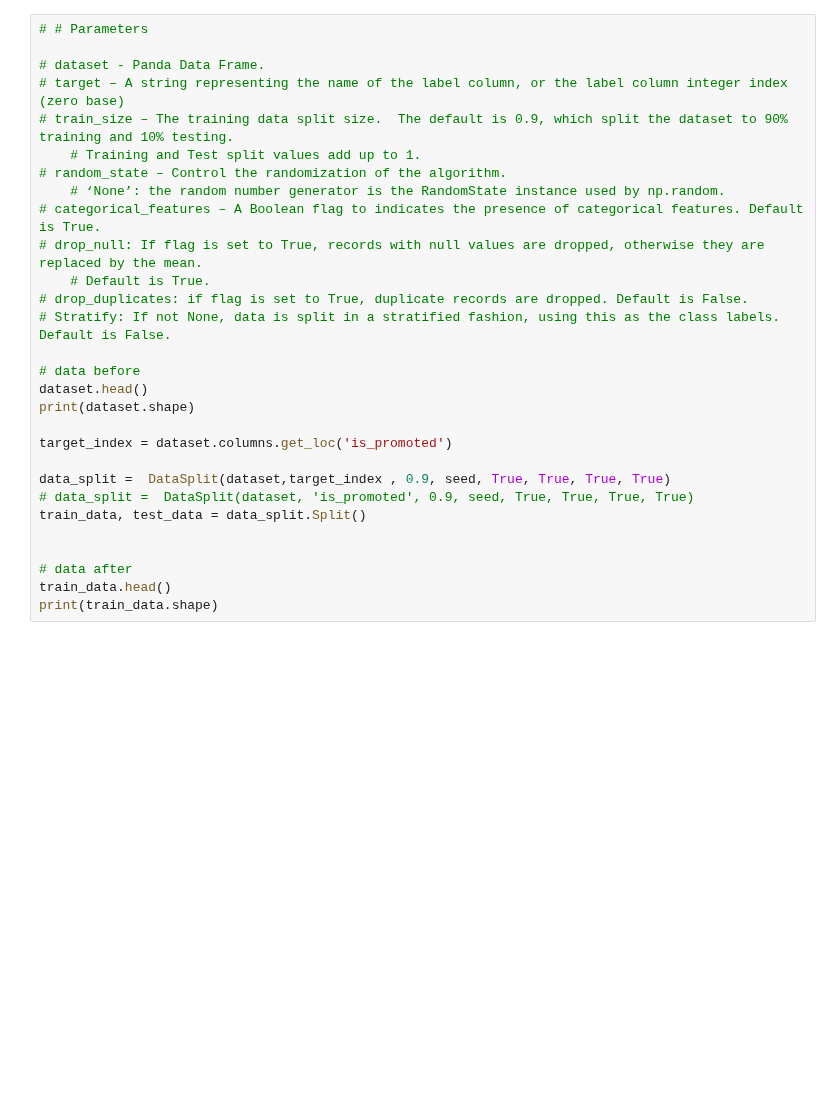
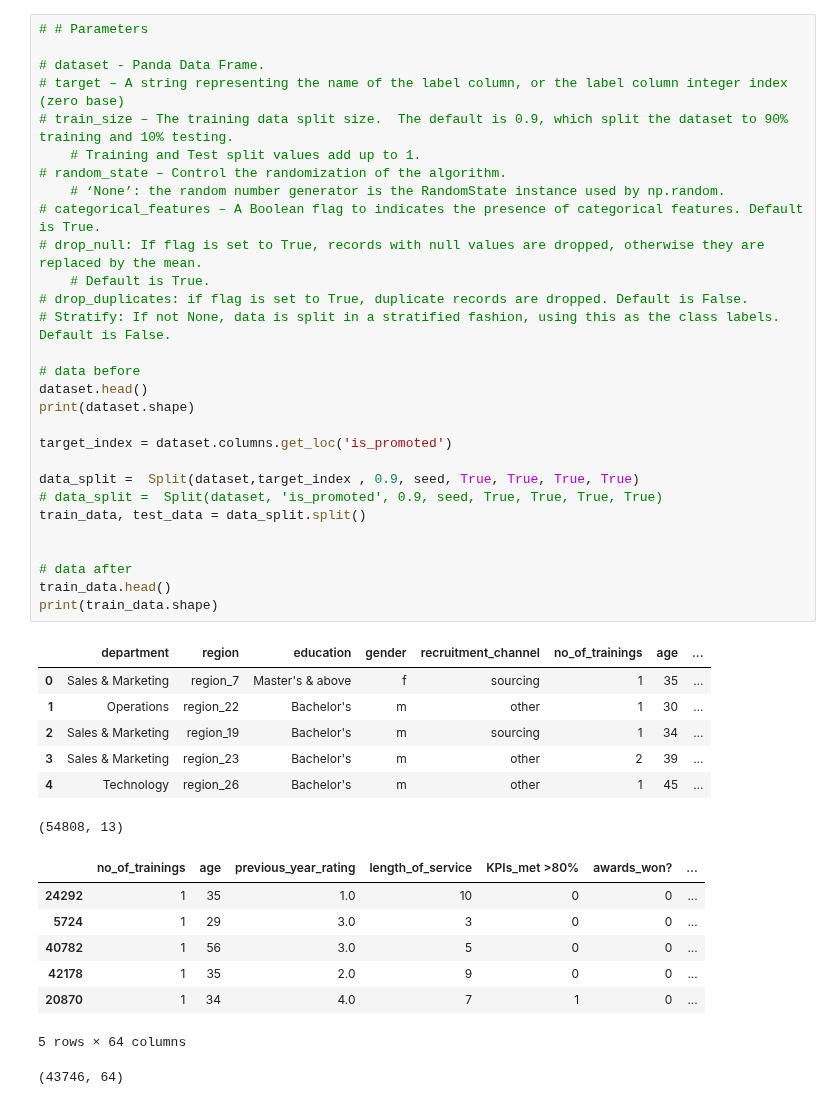
Before and after one commit to microsoft/responsible-ai-toolbox-mitigations, a Jupyter notebook: notebooks/errorsmitigation/errors_analysis_split.ipynb, the cells around one changed output. Drawn from its saved outputs; the diff is of its cells as text; blank space fills up the shorter version.

```diff
--- a/notebooks/errorsmitigation/errors_analysis_split.ipynb
+++ b/notebooks/errorsmitigation/errors_analysis_split.ipynb
@@ -16,32 +25,48 @@ dataset.head()
 # %%
 # # Parameters
 
 # dataset - Panda Data Frame.
 # target – A string representing the name of the label column, or the label column integer index (zero base)
 # train_size – The training data split size.  The default is 0.9, which split the dataset to 90% training and 10% testing.
     # Training and Test split values add up to 1.
 # random_state – Control the randomization of the algorithm.
     # ‘None’: the random number generator is the RandomState instance used by np.random.
 # categorical_features – A Boolean flag to indicates the presence of categorical features. Default is True.
 # drop_null: If flag is set to True, records with null values are dropped, otherwise they are replaced by the mean.
     # Default is True.
 # drop_duplicates: if flag is set to True, duplicate records are dropped. Default is False.
 # Stratify: If not None, data is split in a stratified fashion, using this as the class labels. Default is False.
 
 # data before
 dataset.head()
 print(dataset.shape)
 
 target_index = dataset.columns.get_loc('is_promoted')
 
-data_split =  DataSplit(dataset,target_index , 0.9, seed, True, True, True, True)
-# data_split =  DataSplit(dataset, 'is_promoted', 0.9, seed, True, True, True, True)
-train_data, test_data = data_split.Split()
+data_split =  Split(dataset,target_index , 0.9, seed, True, True, True, True)
+# data_split =  Split(dataset, 'is_promoted', 0.9, seed, True, True, True, True)
+train_data, test_data = data_split.split()
 
 
 # data after
 train_data.head()
 print(train_data.shape)
+# %% [output]
+|  | department | region | education | gender | recruitment_channel | no_of_trainings | age | ... |
+| 0 | Sales & Marketing | region_7 | Master's & above | f | sourcing | 1 | 35 | ... |
+| 1 | Operations | region_22 | Bachelor's | m | other | 1 | 30 | ... |
+| 2 | Sales & Marketing | region_19 | Bachelor's | m | sourcing | 1 | 34 | ... |
+| 3 | Sales & Marketing | region_23 | Bachelor's | m | other | 2 | 39 | ... |
+| 4 | Technology | region_26 | Bachelor's | m | other | 1 | 45 | ... |
+(54808, 13)
+|  | no_of_trainings | age | previous_year_rating | length_of_service | KPIs_met >80% | awards_won? | ... |
+| 24292 | 1 | 35 | 1.0 | 10 | 0 | 0 | ... |
+| 5724 | 1 | 29 | 3.0 | 3 | 0 | 0 | ... |
+| 40782 | 1 | 56 | 3.0 | 5 | 0 | 0 | ... |
+| 42178 | 1 | 35 | 2.0 | 9 | 0 | 0 | ... |
+| 20870 | 1 | 34 | 4.0 | 7 | 1 | 0 | ... |
+5 rows × 64 columns
+(43746, 64)
 # %%
 # stratify ON
 print('Stratify ON')
```
Also changed, not shown: parts of 5 cells of this notebook, 34 other files.
